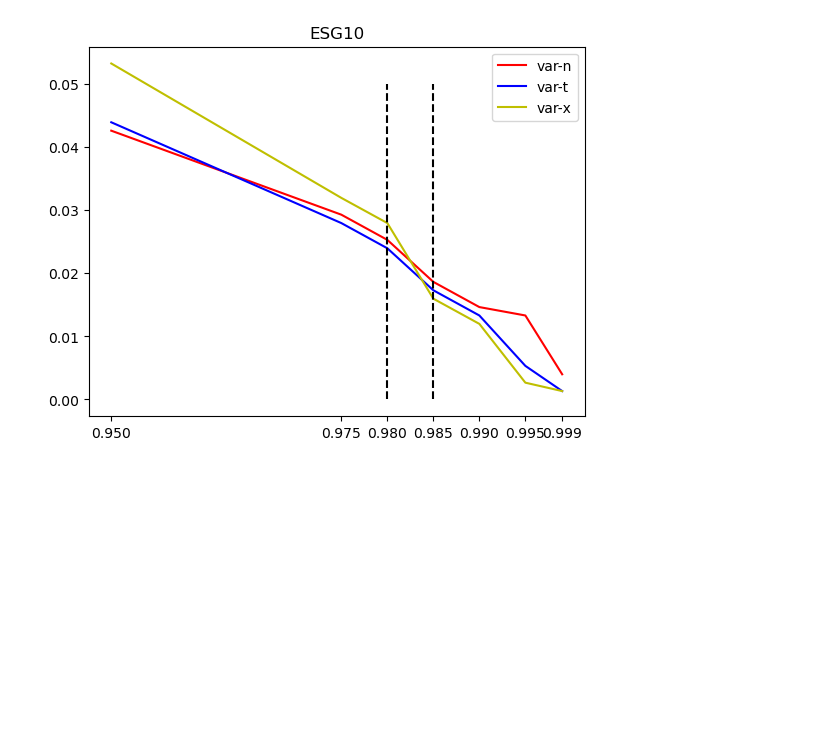
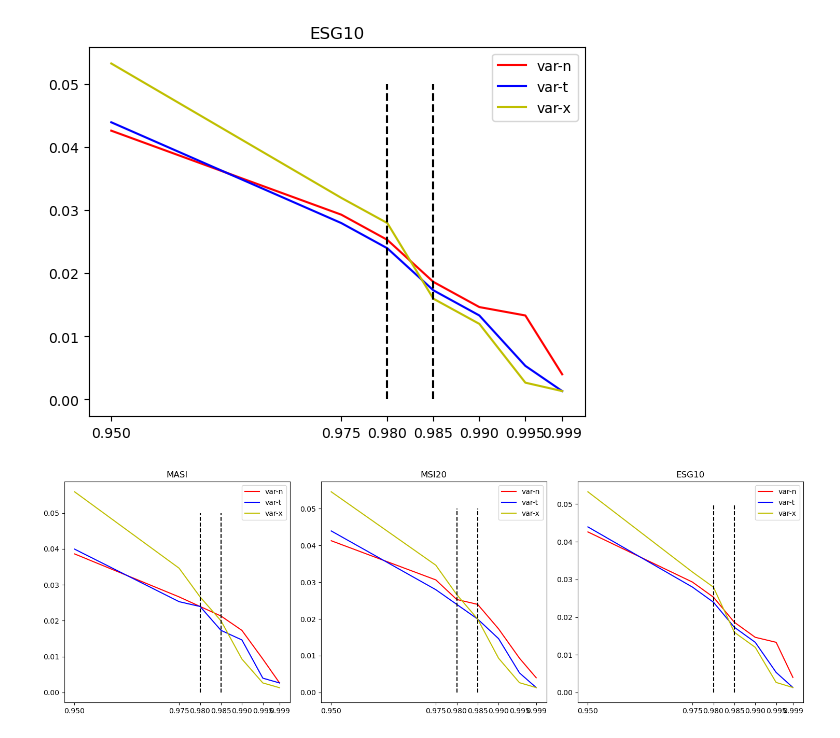
Before and after one commit to ouzlimnadir/VaR, a Jupyter notebook: VaR.ipynb, the cells around one changed output. Cells and saved outputs as stored; diff of their text form; code cells hidden in the pictures; blank space fills up the shorter version.

```diff
--- a/VaR.ipynb
+++ b/VaR.ipynb
@@ -272,3 +318,29 @@ for ticker in tickers :
 [figure]
 [figure]
 [figure]
+# %%
+fig, axs = plt.subplots(1, 3, figsize=(15, 5))  # 1 row, 3 columns
+
+for idx, ticker in enumerate(tickers):
+    for v, c in zip(var_ntx, col):
+        axs[idx].plot(tab[ticker+' '+v], color=c, label=v)
+
+    x_change = 0
+    for i in range(len(confidence_levels)):
+        if tab[ticker+' var-n'][confidence_levels[i]] > tab[ticker+' var-x'][confidence_levels[i]]:
+            x_change = confidence_levels[i-1]
+            x_change2 = confidence_levels[i]
+            break
+
+    axs[idx].plot([x_change, x_change], [0, 0.05], color='black', linestyle='dashed')
+    axs[idx].plot([x_change2, x_change2], [0, 0.05], color='black', linestyle='dashed')
+
+    axs[idx].set_xticks(confidence_levels)
+    axs[idx].set_title(ticker)
+    axs[idx].legend()
+
+plt.tight_layout()
+plt.savefig(folderIMG+'fr_'+'ALL'+png)
+plt.show()
+# %% [output]
+[figure, added]
```
Also changed, not shown: parts of 9 cells of this notebook, 8 other files.
